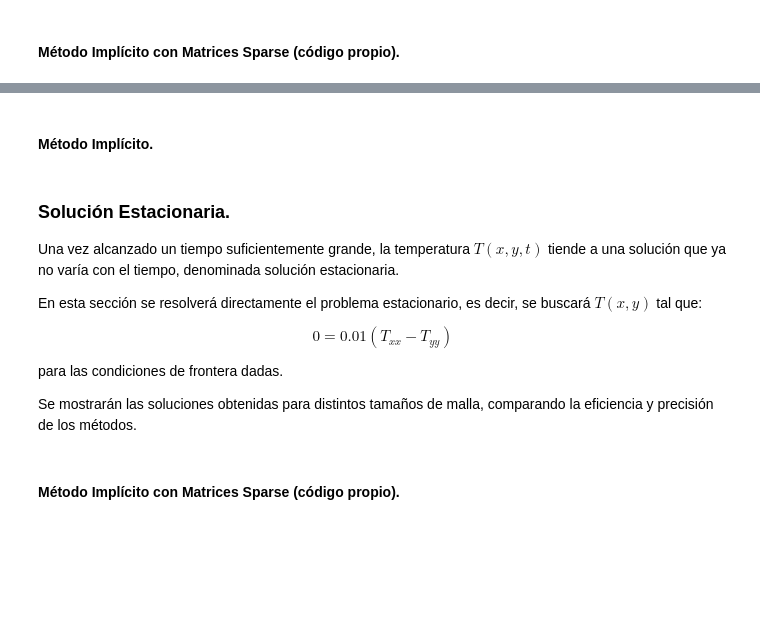
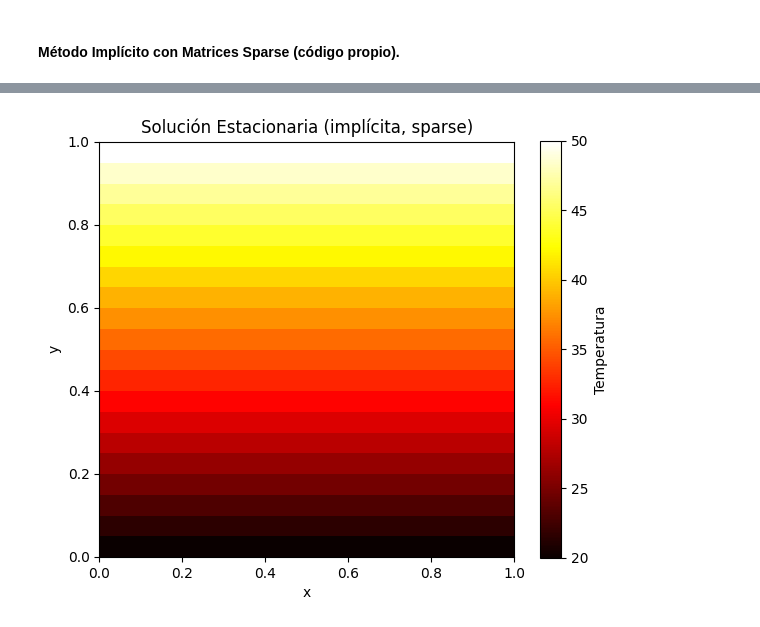
Before and after one commit to mgonzalz/sn_talleres, a Jupyter notebook: notebooks/informe-02__ecuacion-calor.ipynb, the cells around one changed output, grey strips where cells are left out. Drawn from its saved outputs; the diff is of its cells as text; code cells hidden in the pictures; blank space fills up the shorter version.

```diff
--- a/notebooks/informe-02__ecuacion-calor.ipynb
+++ b/notebooks/informe-02__ecuacion-calor.ipynb
@@ -437,2 +249,0 @@ El objetivo es obtener la distribución de temperaturas en varios instantes $t$
-# %% [markdown]
-#### **Método Implícito.**
@@ -504,16 +250,61 @@ anim.save("estacionaria_malla20_neumann.gif", writer=PillowWriter(fps=10))
-# %% [markdown]
-### **Solución Estacionaria.**
-
-Una vez alcanzado un tiempo suficientemente grande, la temperatura $ T(x, y, t) $ tiende a una solución que ya no varía con el tiempo, denominada solución estacionaria.
-
-En esta sección se resolverá directamente el problema estacionario, es decir, se buscará $ T(x, y) $ tal que:
-
-$$
-0 = 0.01(T_{xx} - T_{yy})
-$$
-
-para las condiciones de frontera dadas.
-
-Se mostrarán las soluciones obtenidas para distintos tamaños de malla, comparando la eficiencia y precisión de los métodos.
-# %% [markdown]
-#### **Método Implícito con Matrices Sparse (código propio).**
+# %%
+import numpy as np
+import matplotlib.pyplot as plt
+from scipy.sparse import lil_matrix, csc_matrix
+from scipy.sparse.linalg import spsolve
+
+# Parámetros físicos
+L = 1.0
+Nx = Ny = 20
+dx = L / (Nx - 1)
+N = Nx * Ny
+
+# Condiciones de contorno
+T_abajo = 20
+T_arriba = 50
+
+# Construir matriz A y vector b
+A = lil_matrix((N, N))
+b = np.zeros(N)
+
+for j in range(Ny):
+    for i in range(Nx):
+        idx = j * Nx + i  # índice lineal
+
+        if j == 0:  # Dirichlet en y = 0
+            A[idx, idx] = 1
+            b[idx] = T_abajo
+        elif j == Ny - 1:  # Dirichlet en y = L
+            A[idx, idx] = 1
+            b[idx] = T_arriba
+        else:
+            A[idx, idx] = -4
+            # Neumann en x = 0
+            if i == 0:
+                A[idx, idx + 1] = 2
+            # Neumann en x = L
+            elif i == Nx - 1:
+                A[idx, idx - 1] = 2
+            else:
+                A[idx, idx - 1] = 1
+                A[idx, idx + 1] = 1
+
+            A[idx, idx - Nx] = 1  # abajo
+            A[idx, idx + Nx] = 1  # arriba
+
+# Convertir a formato comprimido y resolver
+A_sparse = csc_matrix(A)
+T_flat = spsolve(A_sparse, b)
+T = T_flat.reshape((Ny, Nx))
+
+# Visualización
+plt.figure(figsize=(6, 5))
+plt.imshow(T, origin='lower', cmap='hot', extent=[0, 1, 0, 1])
+plt.colorbar(label="Temperatura")
+plt.title("Solución Estacionaria (implícita, sparse)")
+plt.xlabel("x")
+plt.ylabel("y")
+plt.tight_layout()
+plt.show()
+# %% [output]
+[figure, added]
```
Also changed, not shown: parts of 14 cells of this notebook, 3 other files.
